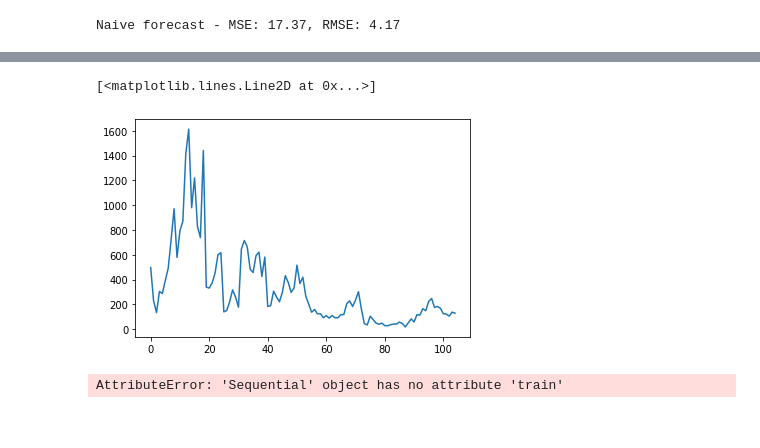
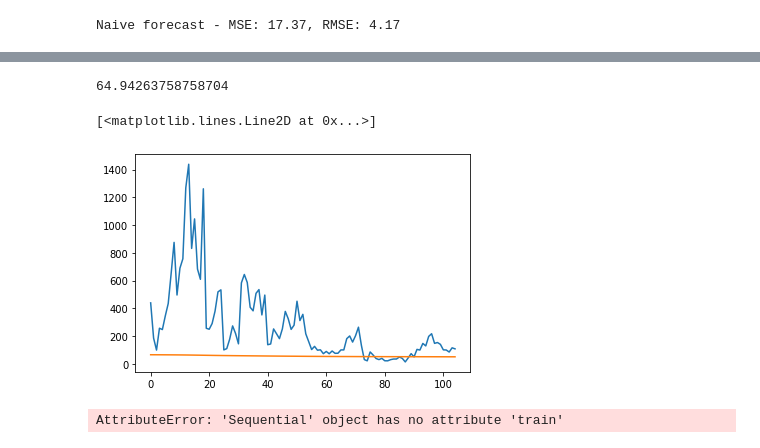
Before and after one commit to osiaaan/forecasting, a Jupyter notebook: priceForecasting.ipynb, the cells around one changed output, grey strips where cells are left out. Cells and saved outputs as stored; diff of their text form; code cells hidden in the pictures.

Commit message:
validation in place

```diff
--- a/priceForecasting.ipynb
+++ b/priceForecasting.ipynb
@@ -174,24 +157,11 @@ _________________________________________________________________
 # %%
-
-@tf.function
-def train_step(x, y):
-    with tf.GradientTape() as tape:
-
-        y_hat = model(x) # TODO
-
-        loss = mse(y, y_hat) # TODO
-
-        # Now, compute the gradients
-        grads = tape.gradient(loss, model.trainable_variables) # TODO
-
-        optimizer.apply_gradients(zip(grads, model.trainable_variables))
-    return loss
-
 ##################
 # Begin training!#
 ##################
 
 history = []
+history_val = []
+losses_val = []
 
 for epoch in tqdm(range(len(X_train))):
 
@@ -202,16 +172,30 @@ for epoch in tqdm(range(len(X_train))):
     # Update the progress bar
     history.append(loss.numpy().mean())
 
+    # Update validation loss history
+    for j in range(len(X_val)):
+        y_hat = model(X_train[j].reshape(1,batch_size))
+        losses_val.append( mse(y_hat, y_val[j].reshape(1,1)).numpy() )
+
+    history_val.append(np.asarray(losses_val).mean())
+    losses_val = []
+
+
     # Update the model with the changed weights!
     if epoch % 100 == 0:
         model.save_weights(checkpoint_prefix)
 
 # Save the trained model and the weights
 model.save_weights(checkpoint_prefix)
+# %%
+history_val[0]
+# %% [output]
+64.94263758758704
 # %%
 fig, ax = plt.subplots()
 ax.plot(history)
+ax.plot(history_val)
 # %% [output]
 [<matplotlib.lines.Line2D at 0x...>]
-[figure, old version]
+[figure, new version]
 # %%
```
Also changed, not shown: parts of 5 cells of this notebook, 3 other files.
